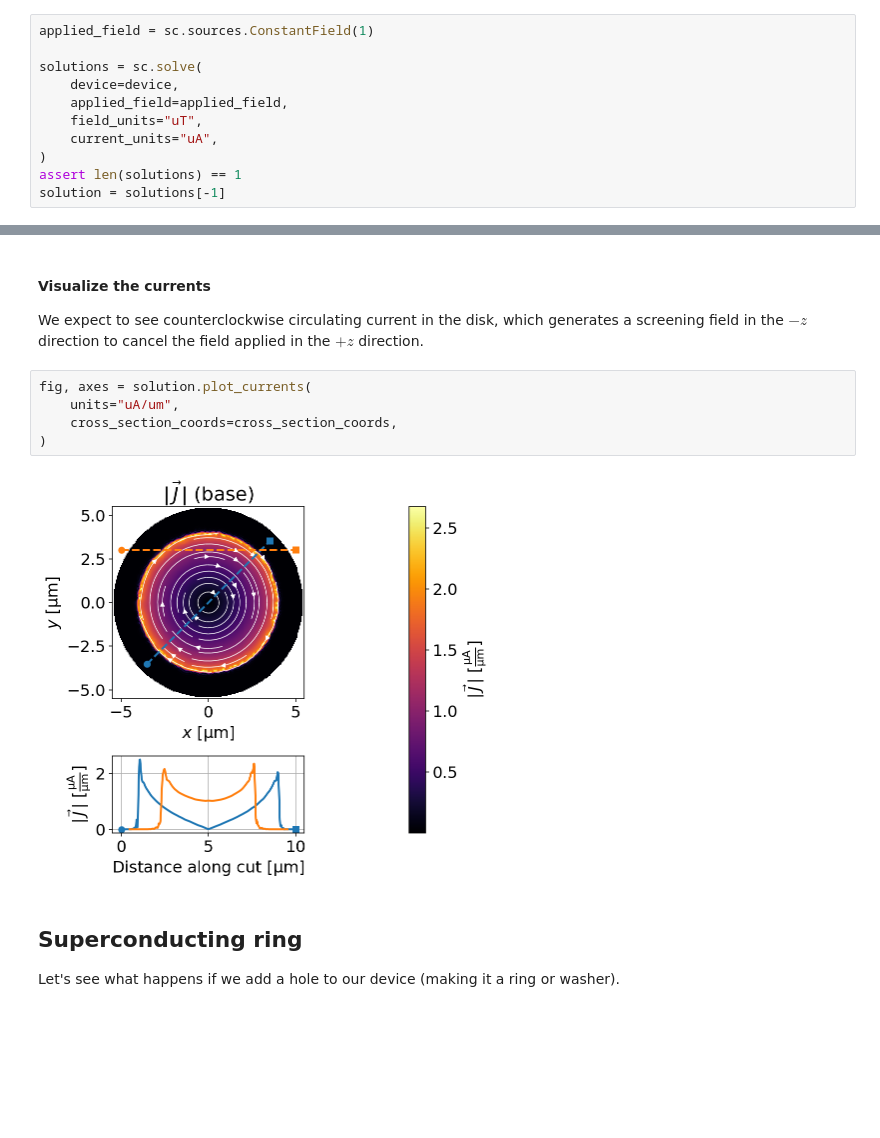
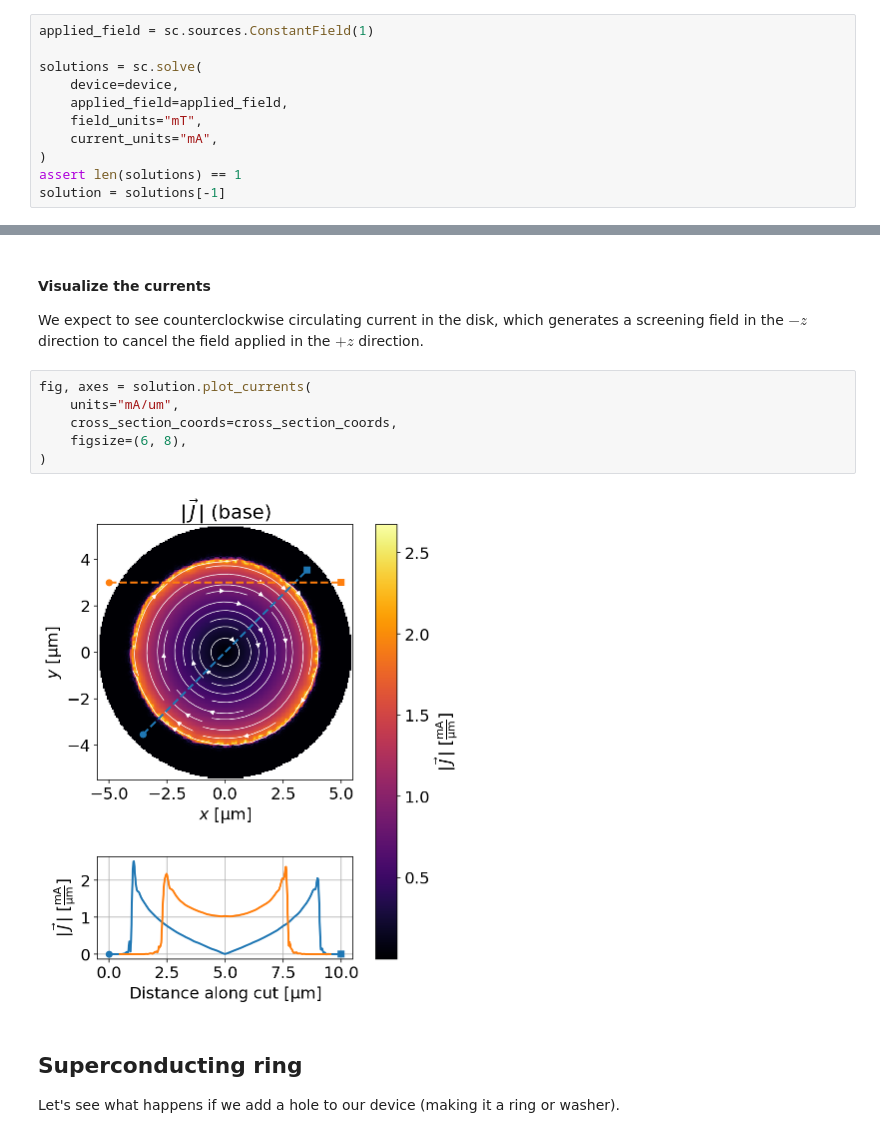
Before and after one commit to loganbvh/superscreen, a Jupyter notebook: docs/notebooks/quickstart.ipynb, the cells around one changed output, grey strips where cells are left out. Cells and saved outputs as stored; diff of their text form; blank space fills up the shorter version.

```diff
--- a/docs/notebooks/quickstart.ipynb
+++ b/docs/notebooks/quickstart.ipynb
@@ -98,8 +98,8 @@ applied_field = sc.sources.ConstantField(1)
 solutions = sc.solve(
     device=device,
     applied_field=applied_field,
-    field_units="uT",
-    current_units="uA",
+    field_units="mT",
+    current_units="mA",
 )
 assert len(solutions) == 1
 solution = solutions[-1]
@@ -130,11 +127,12 @@ fig, axes = solution.plot_fields(
 We expect to see counterclockwise circulating current in the disk, which generates a screening field in the $-z$ direction to cancel the field applied in the $+z$ direction.
 # %%
 fig, axes = solution.plot_currents(
-    units="uA/um",
+    units="mA/um",
     cross_section_coords=cross_section_coords,
+    figsize=(6, 8),
 )
 # %% [output]
-[figure, old version]
+[figure, new version]
 # %% [markdown]
 ## Superconducting ring
 
```
Also changed, not shown: parts of 26 cells of this notebook.
